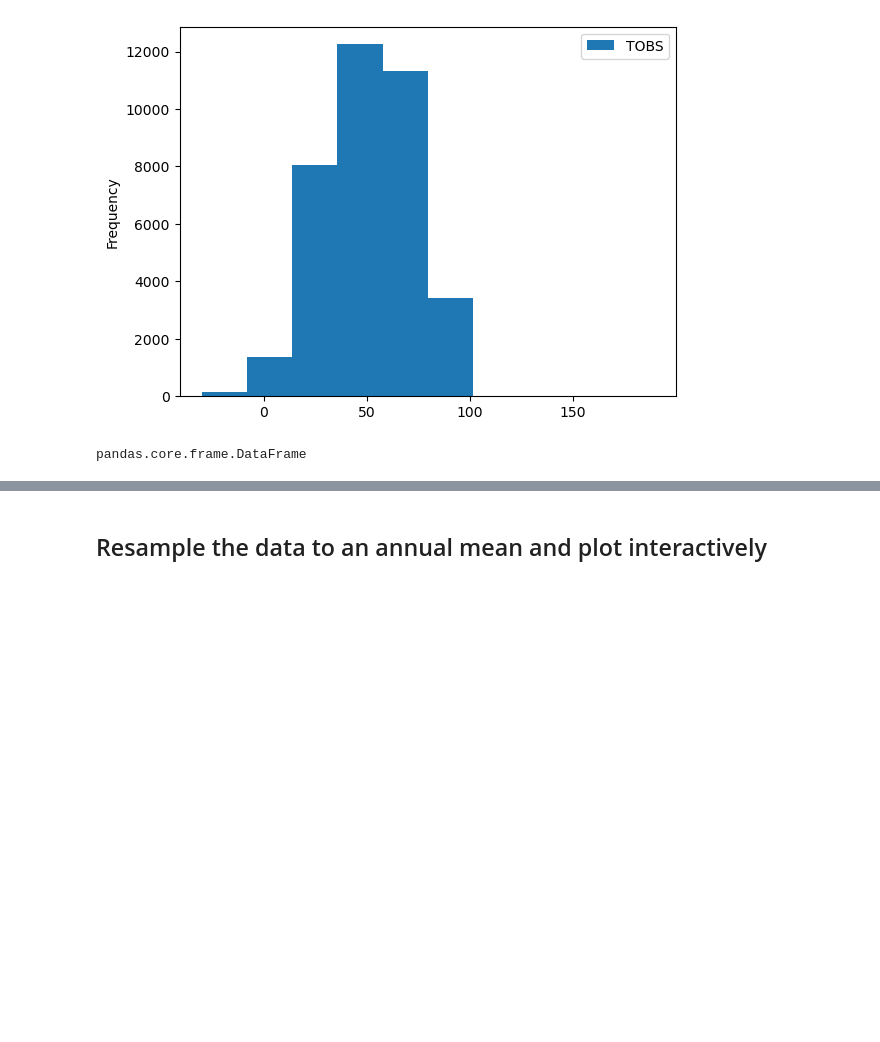
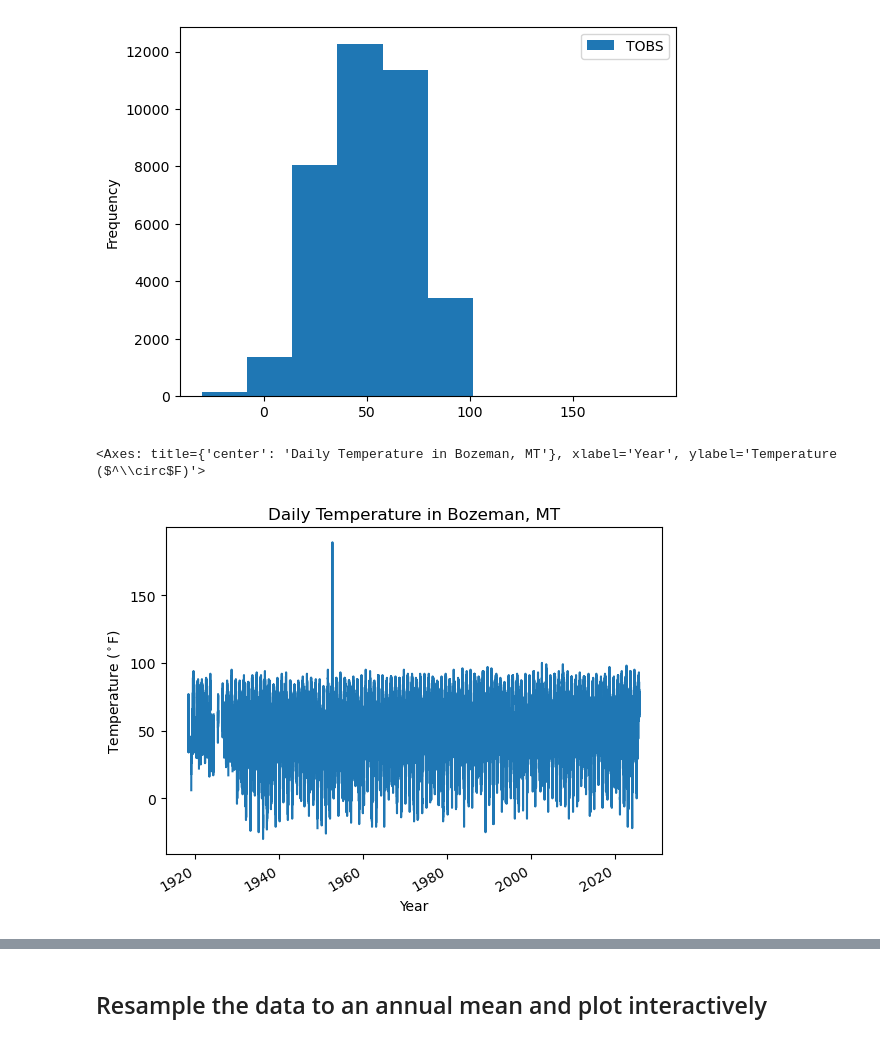
Before and after one commit to earthlab-education/02-climate-rainihelmstadter, a Jupyter notebook: Climate-Coding-Challenge_Bozeman.ipynb, the cells around one changed output, grey strips where cells are left out. Cells and saved outputs as stored; diff of their text form; code cells hidden in the pictures; blank space fills up the shorter version.

Commit message:
continued work on Bozeman project

```diff
--- a/Climate-Coding-Challenge_Bozeman.ipynb
+++ b/Climate-Coding-Challenge_Bozeman.ipynb
@@ -82,8 +91,16 @@ bzn_t_raw_df.plot.hist()
 # %% [output]
 <Axes: ylabel='Frequency'>
 [figure]
-# %%
-# Check that the data were imported to a DataFrame
-type(bzn_t_raw_df)
-# %% [output]
-pandas.core.frame.DataFrame
+# %%
+# Plot data as a line plot
+
+bzn_t_raw_df.plot(
+    y= 'TOBS',
+    title='Daily Temperature in Bozeman, MT',
+    xlabel='Year',
+    ylabel='Temperature ($^\circ$F)',
+    legend=False
+    )
+# %% [output]
+<Axes: title={'center': 'Daily Temperature in Bozeman, MT'}, xlabel='Year', ylabel='Temperature ($^\\circ$F)'>
+[figure, added]
```
Also changed, not shown: parts of 20 cells of this notebook, 4 other files.
